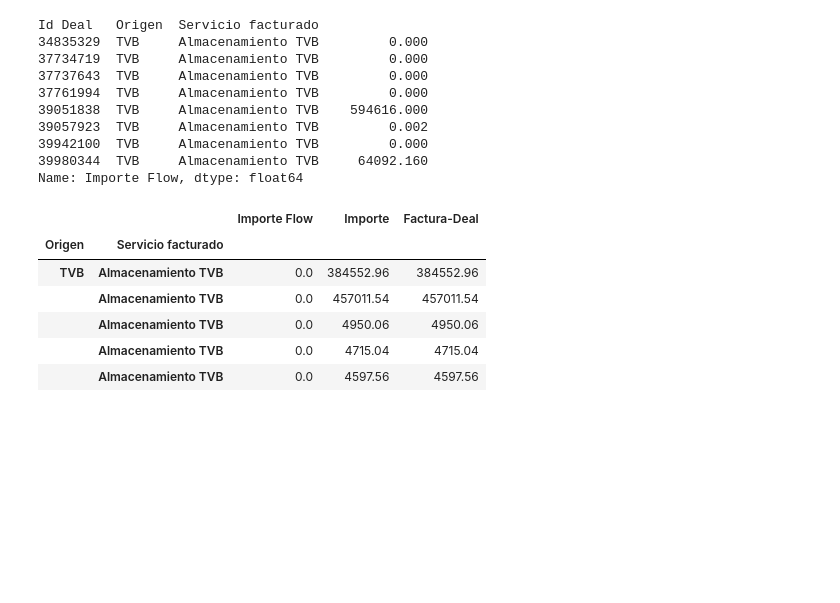
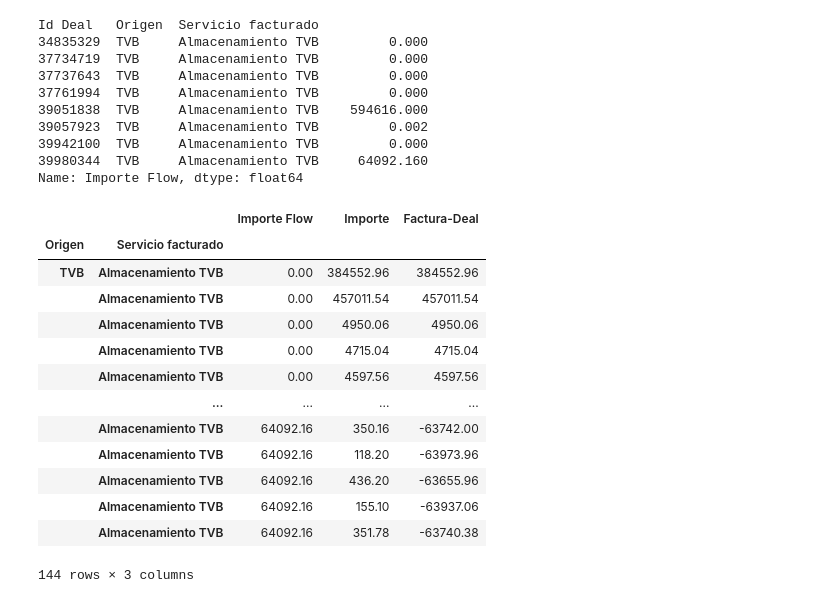
Before and after one commit to kikekzm/Data-Projects, a Jupyter notebook: ENGIE-Caso/Caso-Engie-Tips.ipynb, the cells around one changed output. Drawn from its saved outputs; the diff is of its cells as text; code cells hidden in the pictures; blank space fills up the shorter version.

```diff
--- a/ENGIE-Caso/Caso-Engie-Tips.ipynb
+++ b/ENGIE-Caso/Caso-Engie-Tips.ipynb
@@ -744,12 +742,11 @@ CTV_new_merged_df.head(100)
 # %% [markdown]
  ### Merge de Mapping con Facturas
 # %%
-facturas_merged3_df = pd.merge(facturas_Feb_df, mapping_df, on='Origen', how='inner')
+facturas_merged3_df = pd.merge(facturas_Feb_df, mapping_filtrado2_df, on='Origen', how='inner')
 
 facturas_merged3_df = facturas_merged3_df.rename(columns={'ServicioFacturado':'Servicio facturado'})
 facturas_merged3_df = facturas_merged3_df.loc[:, ~facturas_merged3_df.columns.duplicated()]
 
-
 facturas_merged3_df.head(1000)
 # %% [output]
 |  | NumeroFactura | Importe | FechaFactura | Origen | Servicio facturado | Portfolio | Commodity | DealType |
@@ -803,8 +802,7 @@ Name: Importe Flow, dtype: float64
 # TODO: usar columnas extras del Excel inicial de Facturas (validación BO, Conciliado, ...)
 
 # hacemos lo mismo para facturas
-facturas3_grouped = facturas_merged3_df.groupby(['NumeroFactura', 'FechaFactura', 'Origen', 'Servicio facturado'])[
-    'Importe'].sum()
+facturas3_grouped = facturas_merged3_df.groupby(['NumeroFactura', 'FechaFactura', 'Origen', 'Servicio facturado'])['Importe'].sum()
 
 facturas3_grouped.head(100)
 # %% [output]
@@ -829,8 +842,8 @@ Name: Importe, dtype: float64
 #### Dataframe de Conciliación
 # %%
 # creamos un dataframe solo con el importe total de los deals
-CTV_new_final_df = CTV_new_merged_df.groupby(['Id Deal','Origen', 'Servicio facturado'])['Importe Flow'].sum()
-CTV_new_final_df.head(100)
+CTV_new_final = CTV_new_merged_df.groupby(['Id Deal','Origen', 'Servicio facturado'])['Importe Flow'].sum()
+CTV_new_final
 # %% [output]
 Id Deal   Origen  Servicio facturado
 34835329  TVB     Almacenamiento TVB         0.000
@@ -844,17 +857,25 @@ Id Deal   Origen  Servicio facturado
 Name: Importe Flow, dtype: float64
 # %%
 # unimos los dataframes para comparar
-conciliacion_new_df = pd.merge(CTV_new_final_df, facturas3_grouped, on=['Origen', 'Servicio facturado'], how='outer')
+conciliacion_new_df = pd.merge(CTV_new_final, facturas3_grouped, on=['Origen', 'Servicio facturado'], how='inner')
 
 # hallamos la diferencia
 conciliacion_new_df['Factura-Deal'] = conciliacion_new_df['Importe'] - conciliacion_new_df['Importe Flow']
+conciliacion_new_df = conciliacion_new_df.drop_duplicates()
 
-conciliacion_new_df.head()
+conciliacion_new_df.head(1000)
 # %% [output]
 |  |  | Importe Flow | Importe | Factura-Deal |
 | Origen | Servicio facturado |  |  |  |
-| TVB | Almacenamiento TVB | 0.0 | 384552.96 | 384552.96 |
-|  | Almacenamiento TVB | 0.0 | 457011.54 | 457011.54 |
-|  | Almacenamiento TVB | 0.0 | 4950.06 | 4950.06 |
-|  | Almacenamiento TVB | 0.0 | 4715.04 | 4715.04 |
-|  | Almacenamiento TVB | 0.0 | 4597.56 | 4597.56 |
+| TVB | Almacenamiento TVB | 0.00 | 384552.96 | 384552.96 |
+|  | Almacenamiento TVB | 0.00 | 457011.54 | 457011.54 |
+|  | Almacenamiento TVB | 0.00 | 4950.06 | 4950.06 |
+|  | Almacenamiento TVB | 0.00 | 4715.04 | 4715.04 |
+|  | Almacenamiento TVB | 0.00 | 4597.56 | 4597.56 |
+|  | ... | ... | ... | ... |
+|  | Almacenamiento TVB | 64092.16 | 350.16 | -63742.00 |
+|  | Almacenamiento TVB | 64092.16 | 118.20 | -63973.96 |
+|  | Almacenamiento TVB | 64092.16 | 436.20 | -63655.96 |
+|  | Almacenamiento TVB | 64092.16 | 155.10 | -63937.06 |
+|  | Almacenamiento TVB | 64092.16 | 351.78 | -63740.38 |
+144 rows × 3 columns
```
Also changed, not shown: parts of 7 cells of this notebook.
